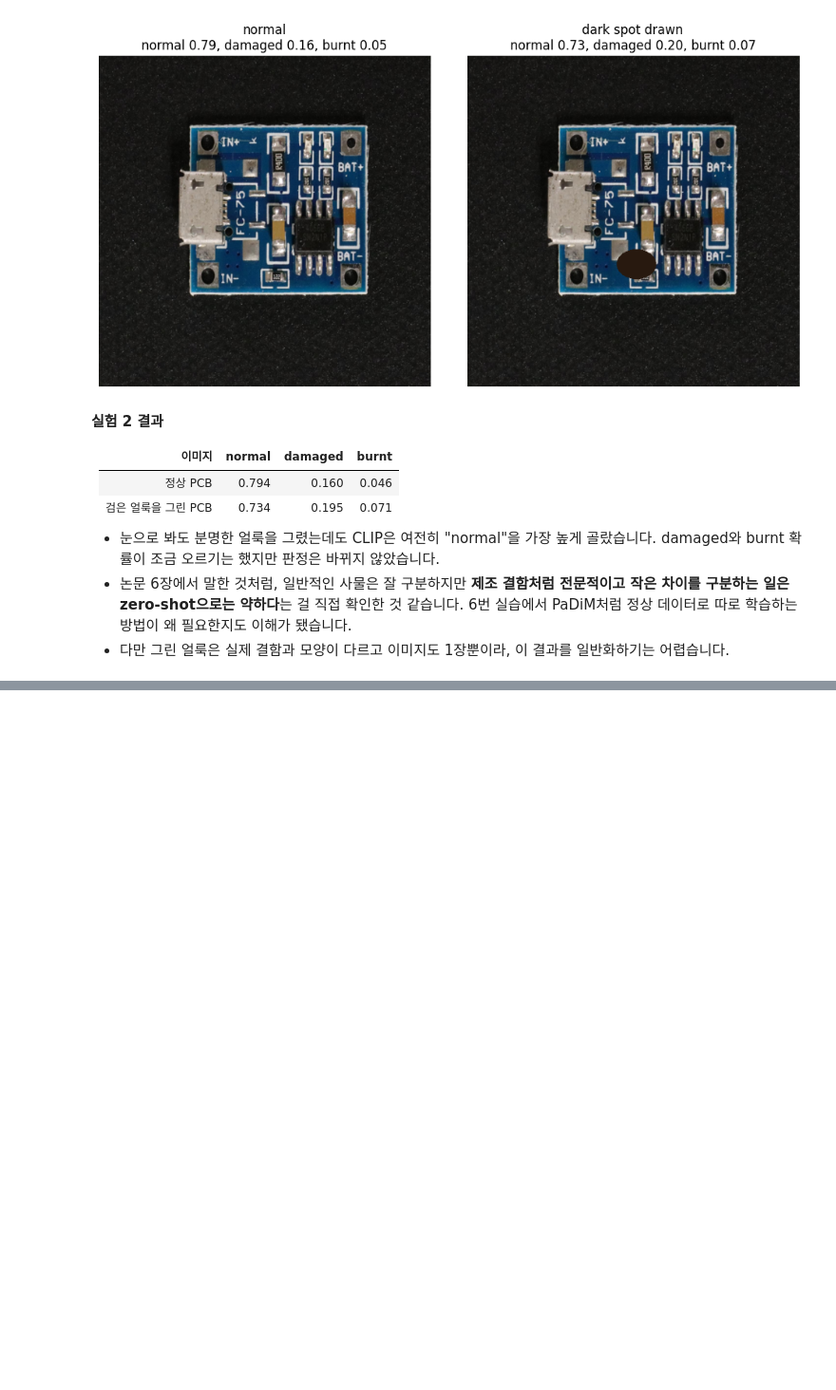
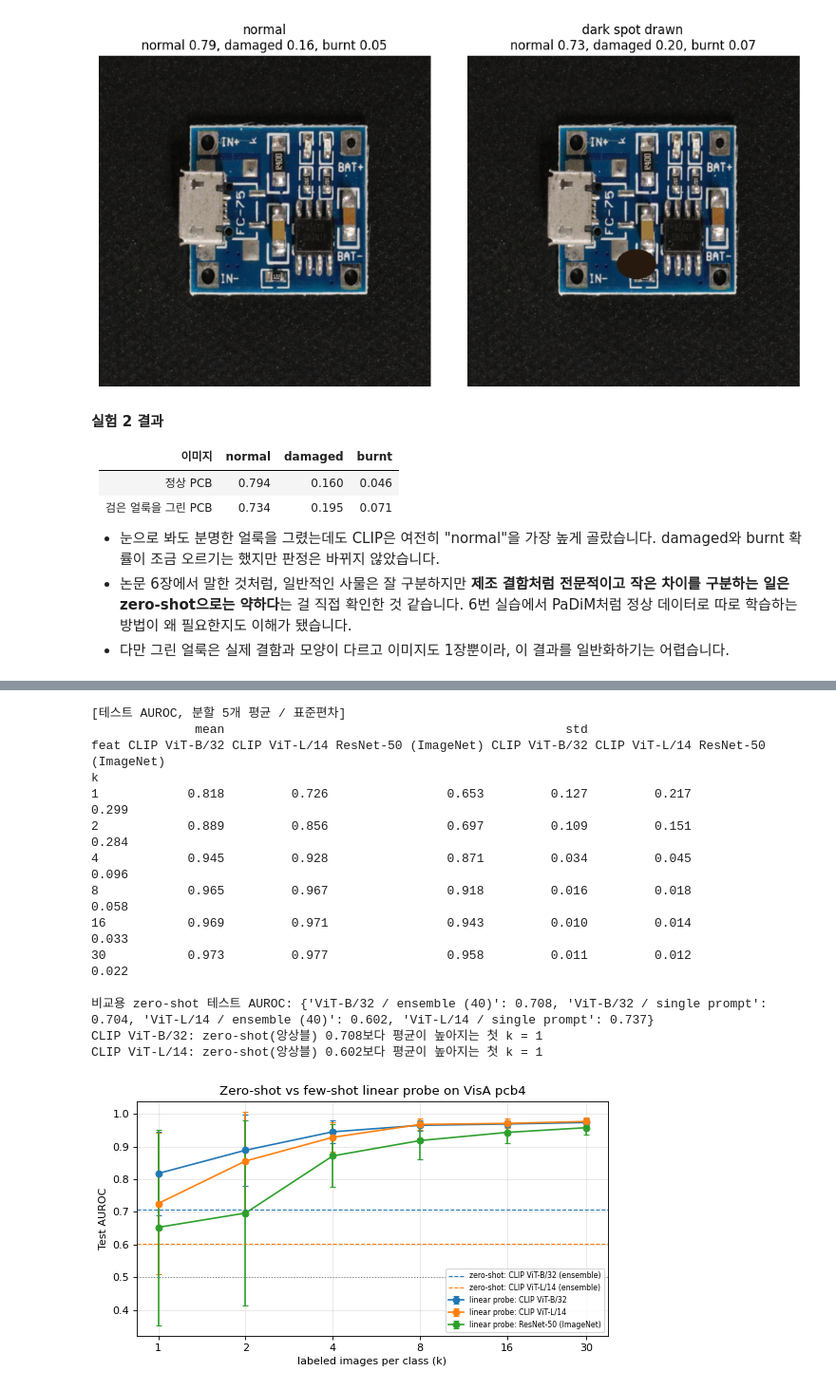
Before and after one commit to gosu1/ERICA_X_MODULABS_CV, a Jupyter notebook: 09_SlowPaper/SlowPaper_CLIP.ipynb, the cells around one changed output, grey strips where cells are left out. Shown at 95% size. Saved outputs shown, nothing was run; the diff lists cells and outputs as text; code cells hidden in the pictures; blank space fills up the shorter version.

Commit message:
SlowPaper - VisA pcb4로 CLIP zero-shot / linear probe 추가 실험
원래 정리는 그대로 두고, 7장 추가 실험을 넣고 회고를 8장으로 옮겼습니다.

```diff
--- a/09_SlowPaper/SlowPaper_CLIP.ipynb
+++ b/09_SlowPaper/SlowPaper_CLIP.ipynb
@@ -176,0 +392,61 @@ dark spot drawn {'normal circuit board': 0.734, 'damaged circuit board': 0.195,
+# %%
+# 추가 실험 셀: few-shot linear probe
+KS = [1, 2, 4, 8, 16, 30]
+CS = [0.01, 0.1, 1, 10, 100]
+rows, lp_hist = [], []
+for seed in SEEDS:
+    sp = make_split(seed)
+    rng = np.random.RandomState(500 + seed)
+    pn, pa = rng.permutation(sp['train_n']), rng.permutation(sp['train_a'])
+    va = np.r_[sp['val_n'], sp['val_a']]; yv = np.r_[np.zeros(len(sp['val_n'])), np.ones(len(sp['val_a']))]
+    te = np.r_[sp['test_n'], sp['test_a']]; yt = np.r_[np.zeros(len(sp['test_n'])), np.ones(len(sp['test_a']))]
+    for fname, Fx in FEATS.items():
+        for k in KS:
+            tr = np.r_[pn[:k], pa[:k]]; ytr = np.r_[np.zeros(k), np.ones(k)]
+            best = None
+            for C in CS:
+                clf = LogisticRegression(C=C, max_iter=5000).fit(Fx[tr], ytr)
+                v = fast_auc(yv, clf.decision_function(Fx[va]))
+                lp_hist.append(dict(seed=seed, feat=fname, k=k, C=C, train_acc=clf.score(Fx[tr], ytr),
+                                    train_AUROC=fast_auc(ytr, clf.decision_function(Fx[tr])), val_AUROC=v))
+                if best is None or v > best[0]:
+                    best = (v, C, clf)
+            rows.append(dict(seed=seed, feat=fname, k=k, C=best[1], val_AUROC=best[0], test_AUROC=fast_auc(yt, best[2].decision_function(Fx[te]))))
+dfL = pd.DataFrame(rows); dfH = pd.DataFrame(lp_hist)
+tab = dfL.groupby(['feat', 'k']).test_AUROC.agg(['mean', 'std']).round(3)
+print('[테스트 AUROC, 분할 5개 평균 / 표준편차]')
+print(tab.unstack(0).to_string())
+zs_mean = dfZ.groupby('config').AUROC.mean()
+print('\n비교용 zero-shot 테스트 AUROC:', zs_mean.round(3).to_dict())
+for short in CLIP_NAMES:
+    zs = zs_mean[f'{short} / ensemble (40)']
+    m = dfL[dfL.feat == f'CLIP {short}'].groupby('k').test_AUROC.mean()
+    above = [k for k in KS if m[k] > zs]
+    print(f'CLIP {short}: zero-shot(앙상블) {zs:.3f}보다 평균이 높아지는 첫 k = {above[0] if above else "없음(30장까지)"}')
+
+fig, ax = plt.subplots(figsize=(7, 4))
+for j, fname in enumerate(FEATS):
+    m = dfL[dfL.feat == fname].groupby('k').test_AUROC
+    ax.errorbar(KS, m.mean().values, yerr=m.std().values, marker='o', capsize=3, label=f'linear probe: {fname}', color=f'C{j}')
+for j, short in enumerate(CLIP_NAMES):
+    ax.axhline(zs_mean[f'{short} / ensemble (40)'], color=f'C{j}', ls='--', lw=1, label=f'zero-shot: CLIP {short} (ensemble)')
+ax.axhline(0.5, color='gray', ls=':', lw=1)
+ax.set_xscale('log', base=2); ax.set_xticks(KS); ax.set_xticklabels(KS)
+ax.set_xlabel('labeled images per class (k)'); ax.set_ylabel('Test AUROC'); ax.set_title('Zero-shot vs few-shot linear probe on VisA pcb4')
+ax.legend(fontsize=7); ax.grid(alpha=0.3); plt.tight_layout(); plt.show()
+# %% [output]
+[테스트 AUROC, 분할 5개 평균 / 표준편차]
+              mean                                              std
+feat CLIP ViT-B/32 CLIP ViT-L/14 ResNet-50 (ImageNet) CLIP ViT-B/32 CLIP ViT-L/14 ResNet-50 (ImageNet)
+k
+1            0.818         0.726                0.653         0.127         0.217                0.299
+2            0.889         0.856                0.697         0.109         0.151                0.284
+4            0.945         0.928                0.871         0.034         0.045                0.096
+8            0.965         0.967                0.918         0.016         0.018                0.058
+16           0.969         0.971                0.943         0.010         0.014                0.033
+30           0.973         0.977                0.958         0.011         0.012                0.022
+
+비교용 zero-shot 테스트 AUROC: {'ViT-B/32 / ensemble (40)': 0.708, 'ViT-B/32 / single prompt': 0.704, 'ViT-L/14 / ensemble (40)': 0.602, 'ViT-L/14 / single prompt': 0.737}
+CLIP ViT-B/32: zero-shot(앙상블) 0.708보다 평균이 높아지는 첫 k = 1
+CLIP ViT-L/14: zero-shot(앙상블) 0.602보다 평균이 높아지는 첫 k = 1
+[figure, added]
```
Also changed, not shown: parts of 15 cells of this notebook.
